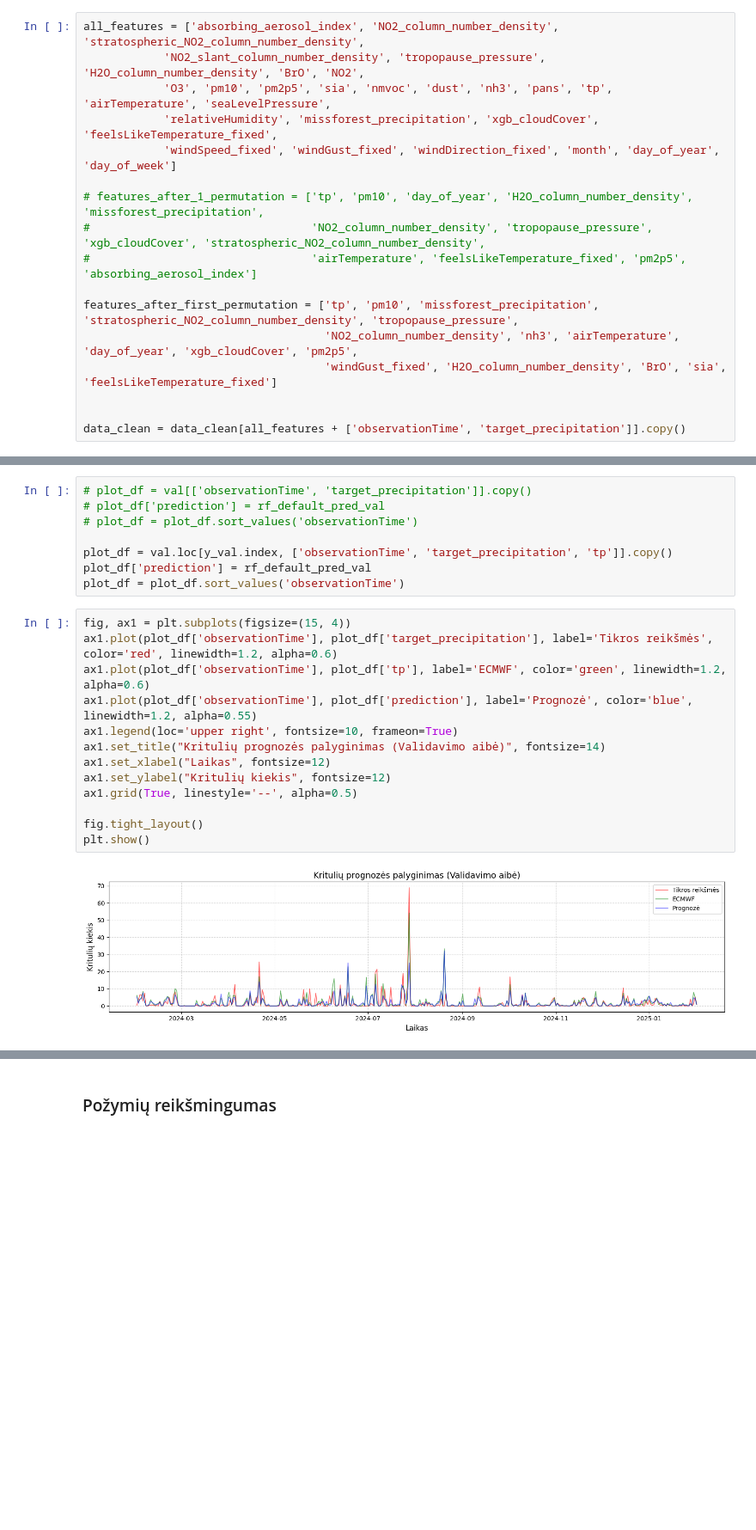
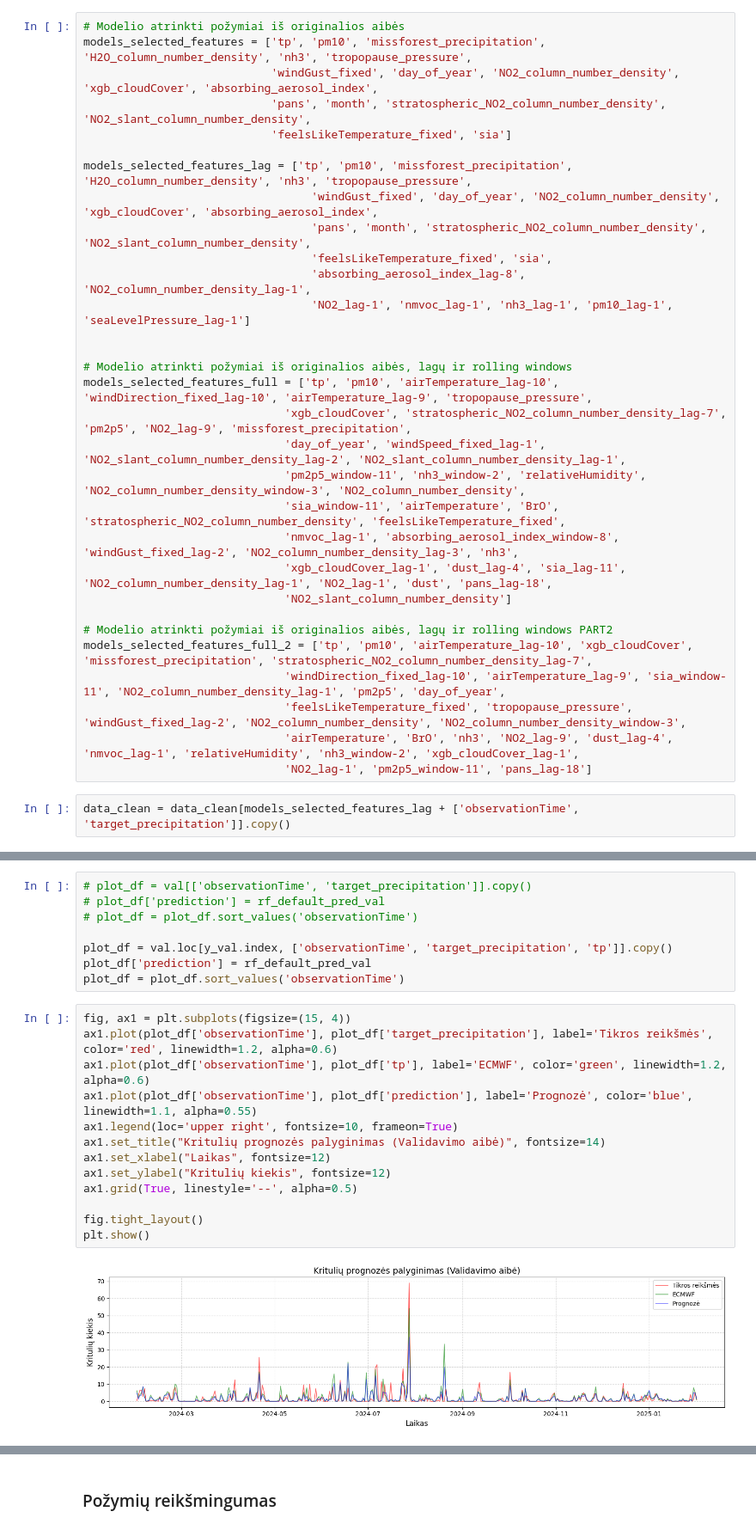
Before and after one commit to rugcer04/Duomenu_mokslo_projektas, a Jupyter notebook: code/python/Models/Random_Forest_new_version.ipynb, the cells around one changed output, grey strips where cells are left out. Shown at 86% size. Cells and saved outputs as stored; diff of their text form; blank space fills up the shorter version.

```diff
--- a/code/python/Models/Random_Forest_new_version.ipynb
+++ b/code/python/Models/Random_Forest_new_version.ipynb
@@ -159,18 +167,34 @@ data_clean = data.dropna()
 # %%
-all_features = ['absorbing_aerosol_index', 'NO2_column_number_density', 'stratospheric_NO2_column_number_density',
-            'NO2_slant_column_number_density', 'tropopause_pressure', 'H2O_column_number_density', 'BrO', 'NO2',
-            'O3', 'pm10', 'pm2p5', 'sia', 'nmvoc', 'dust', 'nh3', 'pans', 'tp', 'airTemperature', 'seaLevelPressure',
-            'relativeHumidity', 'missforest_precipitation', 'xgb_cloudCover', 'feelsLikeTemperature_fixed',
-            'windSpeed_fixed', 'windGust_fixed', 'windDirection_fixed', 'month', 'day_of_year', 'day_of_week']
+# Modelio atrinkti požymiai iš originalios aibės
+models_selected_features = ['tp', 'pm10', 'missforest_precipitation', 'H2O_column_number_density', 'nh3', 'tropopause_pressure',
+                            'windGust_fixed', 'day_of_year', 'NO2_column_number_density', 'xgb_cloudCover', 'absorbing_aerosol_index',
+                            'pans', 'month', 'stratospheric_NO2_column_number_density', 'NO2_slant_column_number_density',
+                            'feelsLikeTemperature_fixed', 'sia']
 
-# features_after_1_permutation = ['tp', 'pm10', 'day_of_year', 'H2O_column_number_density', 'missforest_precipitation',
-#                                 'NO2_column_number_density', 'tropopause_pressure', 'xgb_cloudCover', 'stratospheric_NO2_column_number_density',
-#                                 'airTemperature', 'feelsLikeTemperature_fixed', 'pm2p5', 'absorbing_aerosol_index']
-
-features_after_first_permutation = ['tp', 'pm10', 'missforest_precipitation', 'stratospheric_NO2_column_number_density', 'tropopause_pressure',
-                                    'NO2_column_number_density', 'nh3', 'airTemperature', 'day_of_year', 'xgb_cloudCover', 'pm2p5',
-                                    'windGust_fixed', 'H2O_column_number_density', 'BrO', 'sia', 'feelsLikeTemperature_fixed']
+models_selected_features_lag = ['tp', 'pm10', 'missforest_precipitation', 'H2O_column_number_density', 'nh3', 'tropopause_pressure',
+                                  'windGust_fixed', 'day_of_year', 'NO2_column_number_density', 'xgb_cloudCover', 'absorbing_aerosol_index',
+                                  'pans', 'month', 'stratospheric_NO2_column_number_density', 'NO2_slant_column_number_density',
+                                  'feelsLikeTemperature_fixed', 'sia',
+                                  'absorbing_aerosol_index_lag-8', 'NO2_column_number_density_lag-1',
+                                  'NO2_lag-1', 'nmvoc_lag-1', 'nh3_lag-1', 'pm10_lag-1', 'seaLevelPressure_lag-1']
 
 
-data_clean = data_clean[all_features + ['observationTime', 'target_precipitation']].copy()
+# Modelio atrinkti požymiai iš originalios aibės, lagų ir rolling windows
+models_selected_features_full = ['tp', 'pm10', 'airTemperature_lag-10', 'windDirection_fixed_lag-10', 'airTemperature_lag-9', 'tropopause_pressure',
+                              'xgb_cloudCover', 'stratospheric_NO2_column_number_density_lag-7', 'pm2p5', 'NO2_lag-9', 'missforest_precipitation',
+                              'day_of_year', 'windSpeed_fixed_lag-1', 'NO2_slant_column_number_density_lag-2', 'NO2_slant_column_number_density_lag-1',
+                              'pm2p5_window-11', 'nh3_window-2', 'relativeHumidity', 'NO2_column_number_density_window-3', 'NO2_column_number_density',
+                              'sia_window-11', 'airTemperature', 'BrO', 'stratospheric_NO2_column_number_density', 'feelsLikeTemperature_fixed',
+                              'nmvoc_lag-1', 'absorbing_aerosol_index_window-8', 'windGust_fixed_lag-2', 'NO2_column_number_density_lag-3', 'nh3',
+                              'xgb_cloudCover_lag-1', 'dust_lag-4', 'sia_lag-11', 'NO2_column_number_density_lag-1', 'NO2_lag-1', 'dust', 'pans_lag-18',
+                              'NO2_slant_column_number_density']
+
+# Modelio atrinkti požymiai iš originalios aibės, lagų ir rolling windows PART2
+models_selected_features_full_2 = ['tp', 'pm10', 'airTemperature_lag-10', 'xgb_cloudCover', 'missforest_precipitation', 'stratospheric_NO2_column_number_density_lag-7',
+                              'windDirection_fixed_lag-10', 'airTemperature_lag-9', 'sia_window-11', 'NO2_column_number_density_lag-1', 'pm2p5', 'day_of_year',
+                              'feelsLikeTemperature_fixed', 'tropopause_pressure', 'windGust_fixed_lag-2', 'NO2_column_number_density', 'NO2_column_number_density_window-3',
+                              'airTemperature', 'BrO', 'nh3', 'NO2_lag-9', 'dust_lag-4', 'nmvoc_lag-1', 'relativeHumidity', 'nh3_window-2', 'xgb_cloudCover_lag-1',
+                              'NO2_lag-1', 'pm2p5_window-11', 'pans_lag-18']
+# %%
+data_clean = data_clean[models_selected_features_lag + ['observationTime', 'target_precipitation']].copy()
 # %% [markdown]
@@ -270,18 +294,18 @@ plot_df = plot_df.sort_values('observationTime')
 # %%
 fig, ax1 = plt.subplots(figsize=(15, 4))
 ax1.plot(plot_df['observationTime'], plot_df['target_precipitation'], label='Tikros reikšmės', color='red', linewidth=1.2, alpha=0.6)
 ax1.plot(plot_df['observationTime'], plot_df['tp'], label='ECMWF', color='green', linewidth=1.2, alpha=0.6)
-ax1.plot(plot_df['observationTime'], plot_df['prediction'], label='Prognozė', color='blue', linewidth=1.2, alpha=0.55)
+ax1.plot(plot_df['observationTime'], plot_df['prediction'], label='Prognozė', color='blue', linewidth=1.1, alpha=0.55)
 ax1.legend(loc='upper right', fontsize=10, frameon=True)
 ax1.set_title("Kritulių prognozės palyginimas (Validavimo aibė)", fontsize=14)
 ax1.set_xlabel("Laikas", fontsize=12)
 ax1.set_ylabel("Kritulių kiekis", fontsize=12)
 ax1.grid(True, linestyle='--', alpha=0.5)
 
 fig.tight_layout()
 plt.show()
 # %% [output]
-[figure, old version]
+[figure, new version]
 # %%
 short_period = plot_df[(plot_df['observationTime'] >= '2024-05-01') & (plot_df['observationTime'] < '2024-09-01')]
 
```
Also changed, not shown: parts of 15 cells of this notebook.
